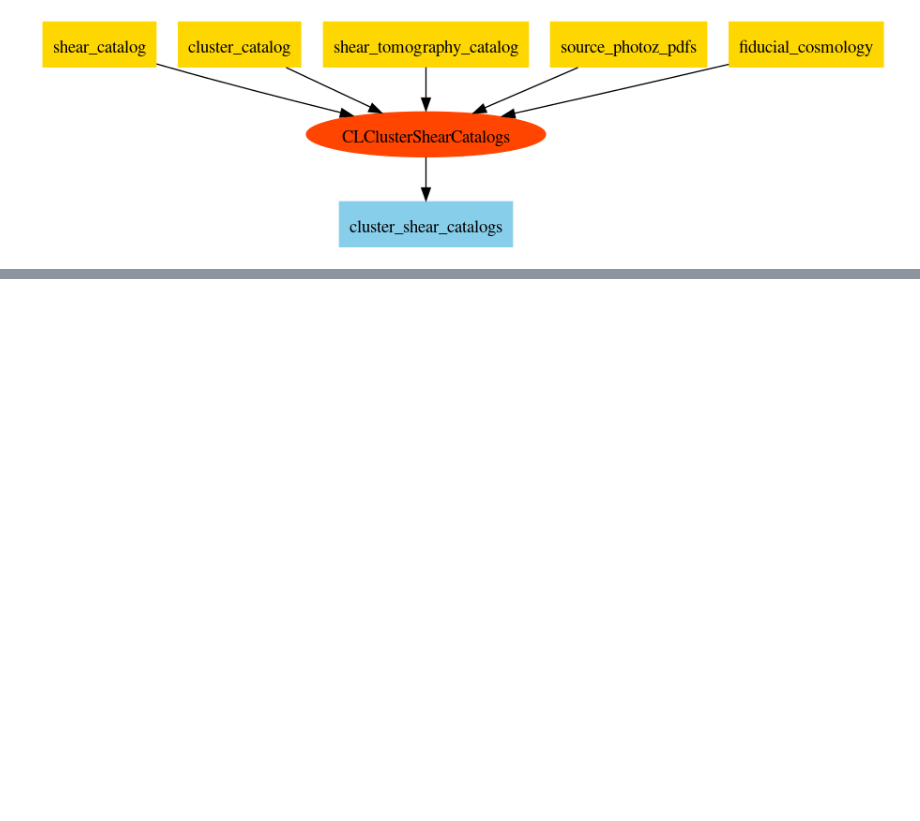
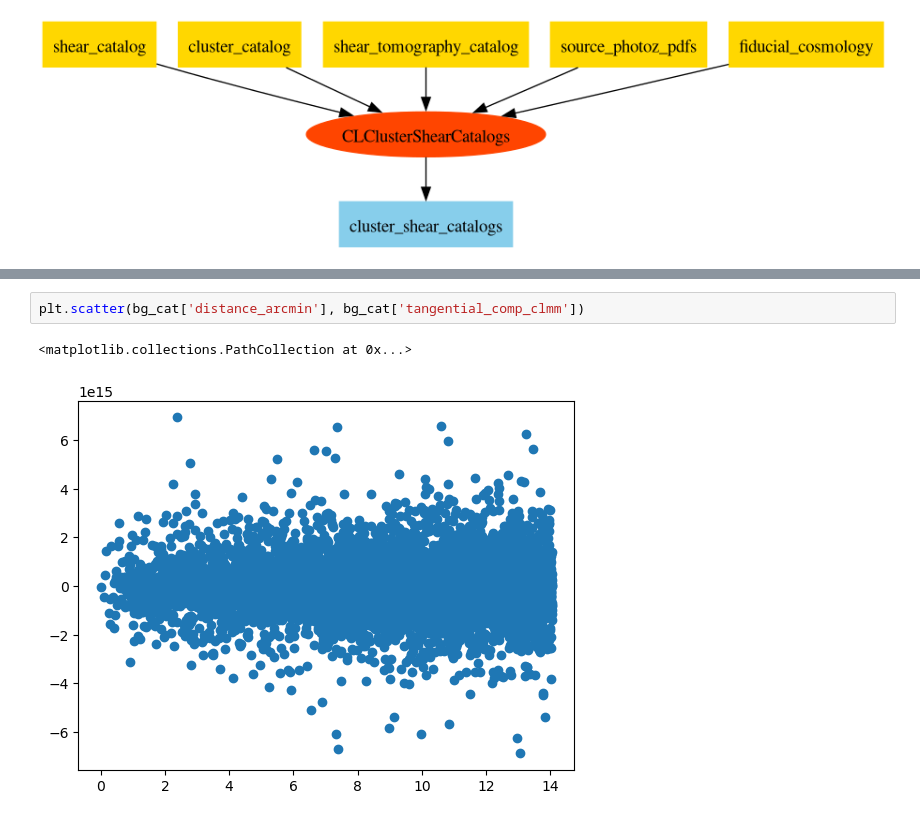
Before and after one commit to LSSTDESC/TXPipe, a Jupyter notebook: notebooks/Run_CL_ClusterShearCatalogs.ipynb, the cells around one changed output, grey strips where cells are left out. Drawn from its saved outputs; the diff is of its cells as text; blank space fills up the shorter version.

```diff
--- a/notebooks/Run_CL_ClusterShearCatalogs.ipynb
+++ b/notebooks/Run_CL_ClusterShearCatalogs.ipynb
@@ -159,0 +254,5 @@ Image(flowchart_file)
+# %%
+plt.scatter(bg_cat['distance_arcmin'], bg_cat['tangential_comp_clmm'])
+# %% [output]
+<matplotlib.collections.PathCollection at 0x...>
+[figure, added]
```
Also changed, not shown: parts of 16 cells of this notebook, 3 other files.
